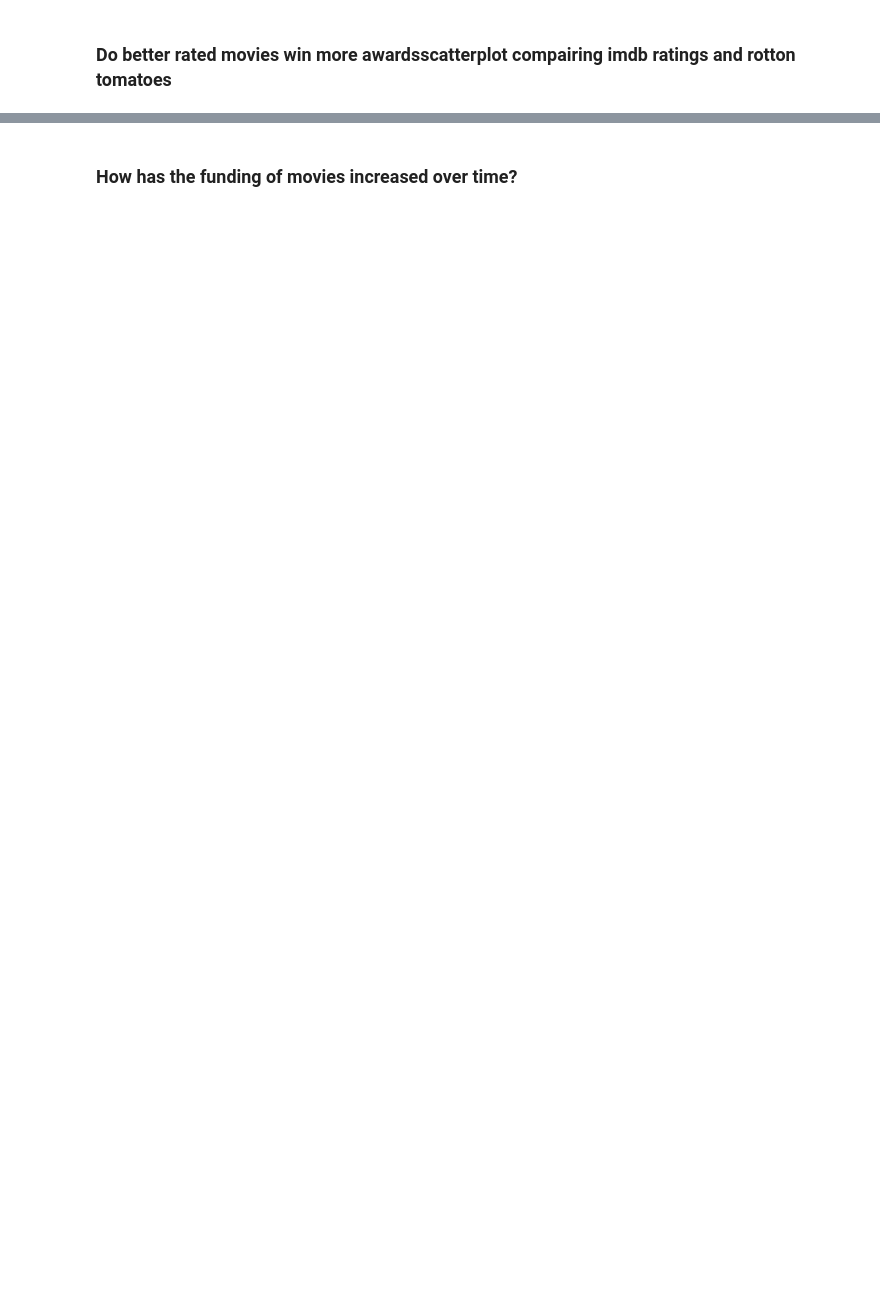
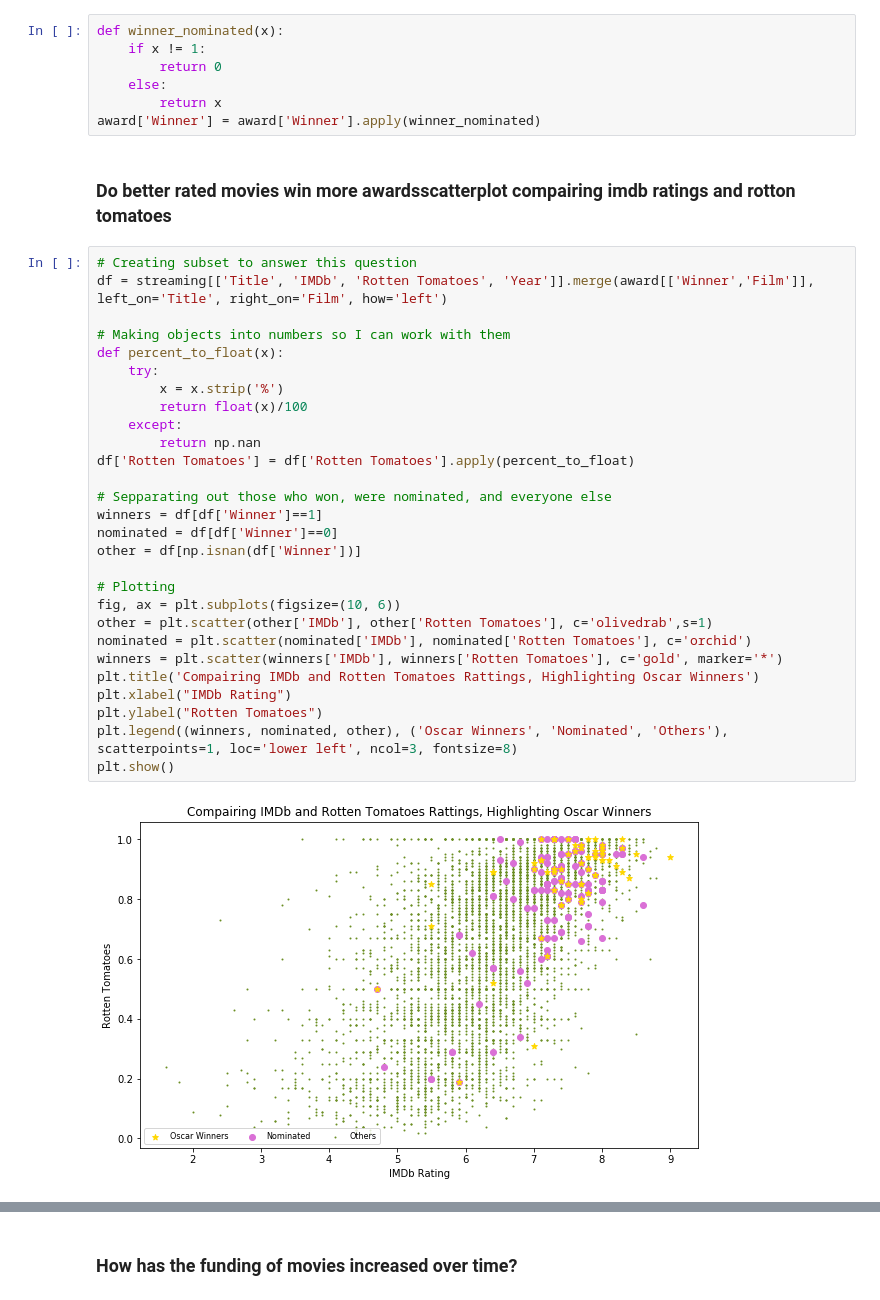
Before and after one commit to almetzler/SI330Final, a Jupyter notebook: NewFinal.ipynb, the cells around one changed output, grey strips where cells are left out. Cells and saved outputs as stored; diff of their text form; blank space fills up the shorter version.

```diff
--- a/NewFinal.ipynb
+++ b/NewFinal.ipynb
@@ -179,5 +147,42 @@ joined.groupby('Streaming').agg([np.nanmean, np.std])['avg_vote']
 When looking at this plot, we see the means and standard deviation for each of the platforms which are inlcuded in this set. The population mean rating for the entire IMDb dataset is also shown. We can see that for all of the platforms except for Prime Video the mean rating is above that for the entire population, but for all of the platforms the population mean is included in the standard deviation. As a followup question, we wanted to know whether being on more streaming platforms meant that a movie was better. We generated desciptive statistics based upon the number of streaming platforms and saw that while there did appear to be an upward trend between number of streaming platforms and average rating, it wasn't significant enough based upon the respective standard deviations.
 # %% [markdown]
 # Ben's Work
+# %%
+def winner_nominated(x):
+    if x != 1:
+        return 0
+    else:
+        return x
+award['Winner'] = award['Winner'].apply(winner_nominated)
 # %% [markdown]
 ### Do better rated movies win more awardsscatterplot compairing imdb ratings and rotton tomatoes
+# %%
+# Creating subset to answer this question
+df = streaming[['Title', 'IMDb', 'Rotten Tomatoes', 'Year']].merge(award[['Winner','Film']], left_on='Title', right_on='Film', how='left')
+
+# Making objects into numbers so I can work with them
+def percent_to_float(x):
+    try:
+        x = x.strip('%')
+        return float(x)/100
+    except:
+        return np.nan
+df['Rotten Tomatoes'] = df['Rotten Tomatoes'].apply(percent_to_float)
+
+# Sepparating out those who won, were nominated, and everyone else
+winners = df[df['Winner']==1]
+nominated = df[df['Winner']==0]
+other = df[np.isnan(df['Winner'])]
+
+# Plotting
+fig, ax = plt.subplots(figsize=(10, 6))
+other = plt.scatter(other['IMDb'], other['Rotten Tomatoes'], c='olivedrab',s=1)
+nominated = plt.scatter(nominated['IMDb'], nominated['Rotten Tomatoes'], c='orchid')
+winners = plt.scatter(winners['IMDb'], winners['Rotten Tomatoes'], c='gold', marker='*')
+plt.title('Compairing IMDb and Rotten Tomatoes Rattings, Highlighting Oscar Winners')
+plt.xlabel("IMDb Rating")
+plt.ylabel("Rotten Tomatoes")
+plt.legend((winners, nominated, other), ('Oscar Winners', 'Nominated', 'Others'), scatterpoints=1, loc='lower left', ncol=3, fontsize=8)
+plt.show()
+# %% [output]
+[figure, added]
```
Also changed, not shown: parts of 20 cells of this notebook.
